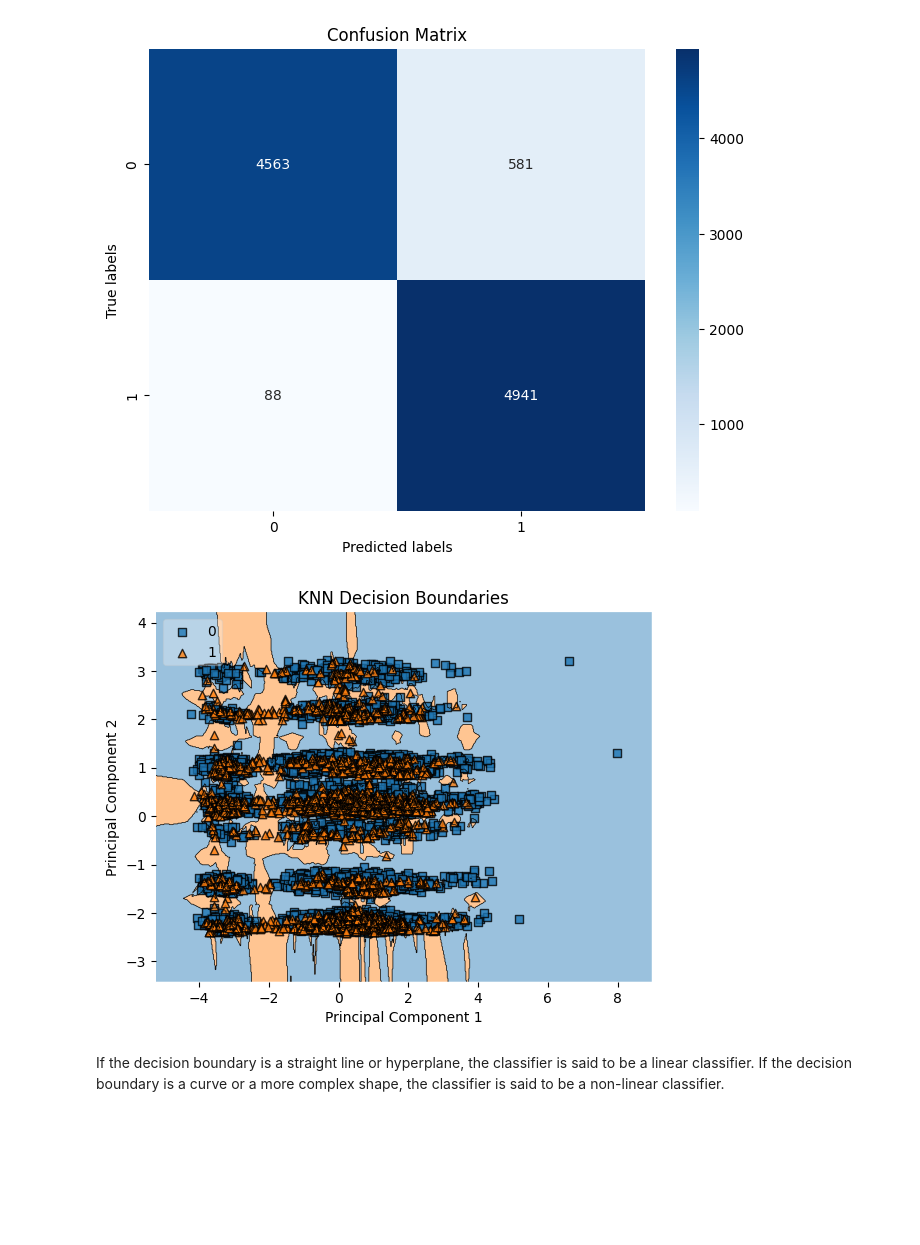
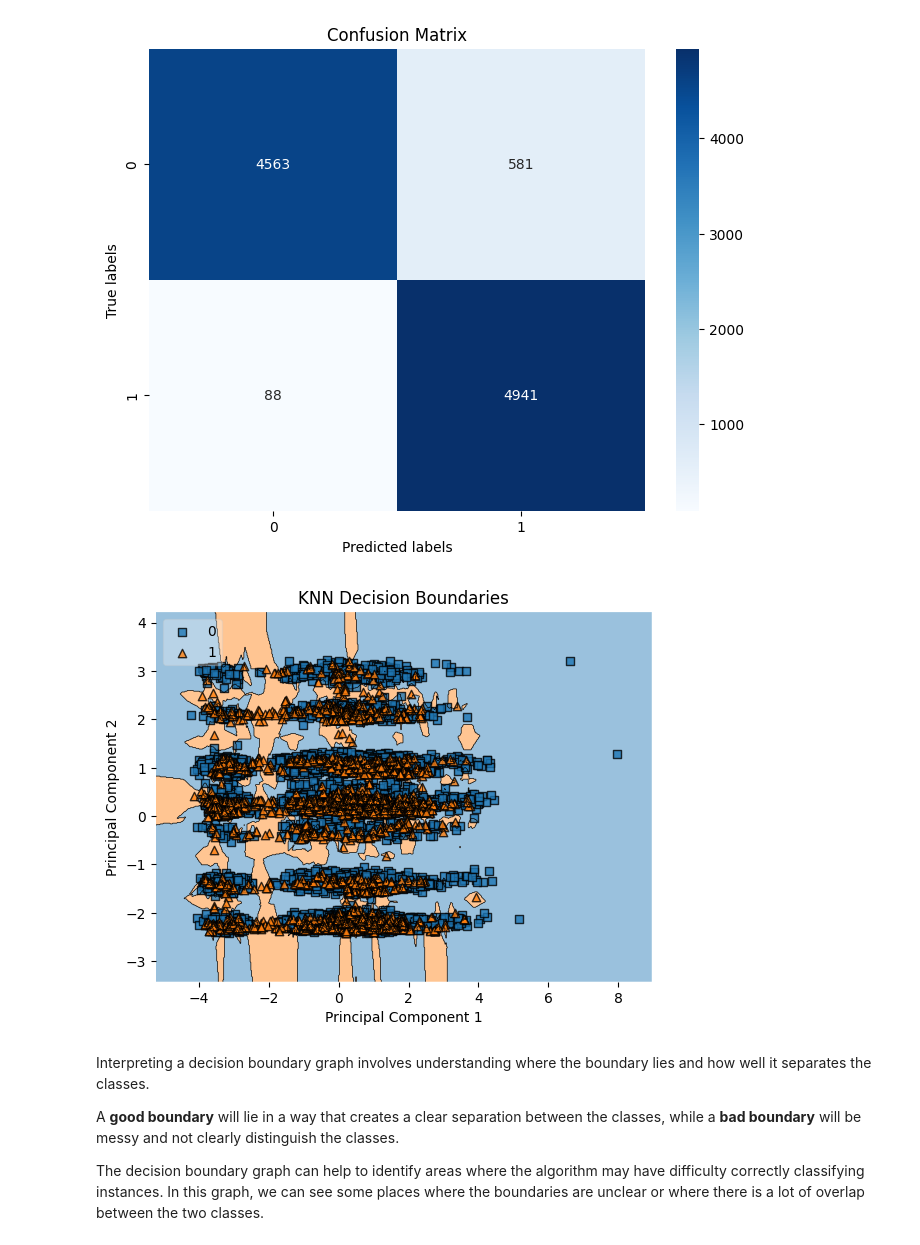
Before and after one commit to ocaoimh/hrc-mid-bootcamp-project, a Jupyter notebook: python/KNN_v3_oversampled.ipynb, the cells around one changed output. Drawn from its saved outputs; the diff is of its cells as text; code cells hidden in the pictures; blank space fills up the shorter version.

Commit message:
updated kNN  & imbalance
cleaned up graphs
added scores and explanations
changed hist. plot to count plot for imbalance
added ANOVA

```diff
--- a/python/KNN_v3_oversampled.ipynb
+++ b/python/KNN_v3_oversampled.ipynb
@@ -265,28 +288,35 @@ plt.show()
 # %%
 from sklearn.decomposition import PCA
 from mlxtend.plotting import plot_decision_regions
+
+# Set a color blind friendly palette
+sns.set_palette('colorblind')
 
 # Fit PCA to the training data
 pca = PCA(n_components=2)
 X_train_pca = pca.fit_transform(X_train)
 
 # Fit KNN to the transformed data
 knn = KNeighborsClassifier(n_neighbors=2)
 knn.fit(X_train_pca, y_train)
 
 # Predict on the test data and transform using PCA
 X_test_pca = pca.transform(X_test)
 y_pred = knn.predict(X_test_pca)
 
 # Plot the decision boundaries
 plot_decision_regions(X_test_pca, y_pred, clf=knn, legend=2)
 
 # Add axis labels and title
 plt.xlabel('Principal Component 1')
 plt.ylabel('Principal Component 2')
 plt.title('KNN Decision Boundaries')
 plt.show()
 # %% [output]
-[figure, old version]
+[figure, new version]
-# %% [markdown]
-If the decision boundary is a straight line or hyperplane, the classifier is said to be a linear classifier. If the decision boundary is a curve or a more complex shape, the classifier is said to be a non-linear classifier.
+# %% [markdown]
+Interpreting a decision boundary graph involves understanding where the boundary lies and how well it separates the classes.
+
+A **good boundary** will lie in a way that creates a clear separation between the classes, while a **bad boundary** will be messy and not clearly distinguish the classes.
+
+The decision boundary graph can help to identify areas where the algorithm may have difficulty correctly classifying instances. In this graph, we can see some places where the boundaries are unclear or where there is a lot of overlap between the two classes.
```
Also changed, not shown: parts of 5 cells of this notebook, 4 other files.
